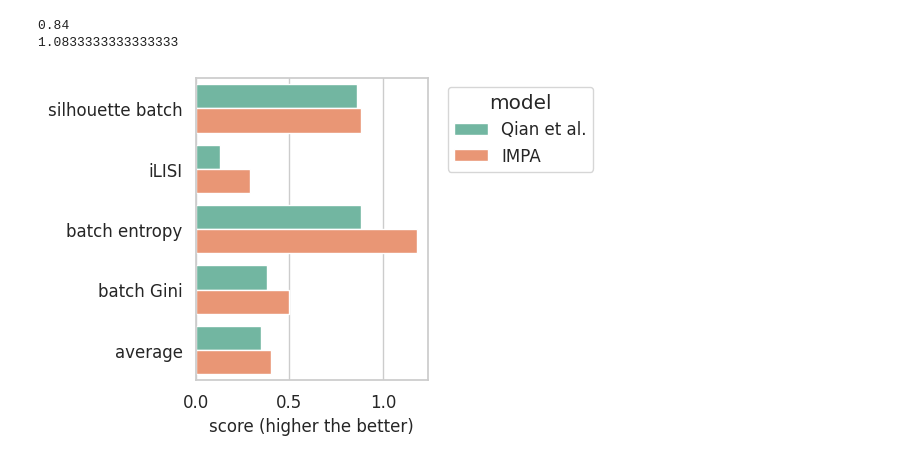
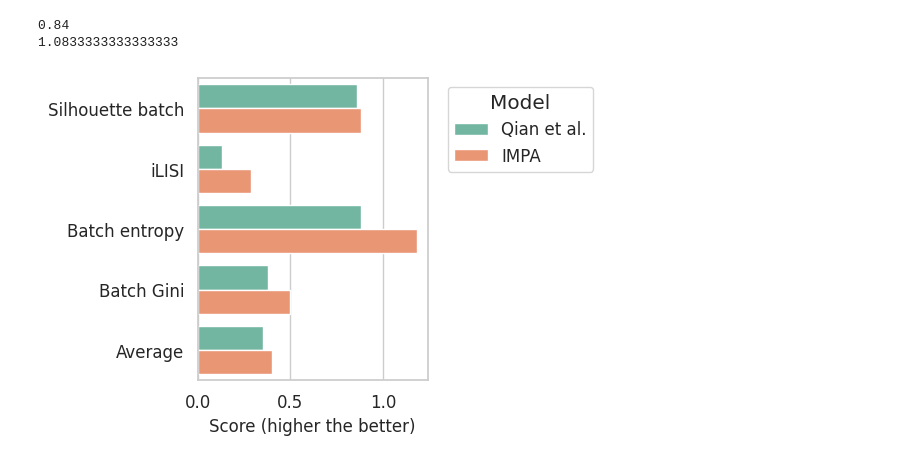
Before and after one commit to theislab/IMPA, a Jupyter notebook: notebooks/cpg0000/dino_featurization_rxrx1_stargan.ipynb, the cells around one changed output. Cells and saved outputs as stored; diff of their text form; code cells hidden in the pictures.

Commit message:
Improve plots for final version

```diff
--- a/notebooks/cpg0000/dino_featurization_rxrx1_stargan.ipynb
+++ b/notebooks/cpg0000/dino_featurization_rxrx1_stargan.ipynb
@@ -380,44 +403,44 @@ import matplotlib.pyplot as plt
 import pandas as pd
 
 data = {
-    'model': ['Qian et al.', 'IMPA'],
-    'silhouette batch': [0.86, 0.88],
+    'Model': ['Qian et al.', 'IMPA'],
+    'Silhouette batch': [0.86, 0.88],
     'iLISI': [0.13, 0.29],
-    'batch entropy': [0.88, 1.18],
-    'batch Gini': [0.38, 0.50],
-    'average': [0.35, 0.40]
+    'Batch entropy': [0.88, 1.18],
+    'Batch Gini': [0.38, 0.50],
+    'Average': [0.35, 0.40]
     }
 
 
 # Convert data to DataFrame
 df = pd.DataFrame(data)
 
 # Melt the DataFrame to plot with Seaborn
-df_melted = pd.melt(df, id_vars=['model'], var_name='Metric', value_name='Score')
+df_melted = pd.melt(df, id_vars=['Model'], var_name='Metric', value_name='Score')
 
 # Set aesthetic parameters
 sns.set(style='whitegrid', font_scale=1.2)
 
 # Plotting with Seaborn - Horizontal Point plot (Swarm plot)
 plt.figure(figsize=(6, 4))
 palette = sns.color_palette("Set2")  # Choose a suitable color palette
 # sns.stripplot(data=df_melted, y='Metric', x='Score', hue='model', palette=palette, dodge=False, jitter=True, size=14)  # Increase size here
-sns.barplot(data=df_melted, y='Metric', x='Score', hue='model', palette=palette)  # Increase size here
+sns.barplot(data=df_melted, y='Metric', x='Score', hue='Model', palette=palette)  # Increase size here
 plt.title('', fontsize=12)
-plt.xlabel('score (higher the better)', fontsize=12)
+plt.xlabel('Score (higher the better)', fontsize=12)
 plt.ylabel('', fontsize=12)
 
 plt.xticks(fontsize=12)
 plt.yticks(fontsize=12)
 
 # Place legend outside the plot
-plt.legend(title='model', fontsize=12, bbox_to_anchor=(1.05, 1), loc='upper left')
+plt.legend(title='Model', fontsize=12, bbox_to_anchor=(1.05, 1), loc='upper left')
 
 plt.tight_layout()  # Adjust layout to prevent clipping of labels
 plt.savefig('/home/icb/alessandro.palma/environment/IMPA/IMPA/notebooks/cpg0000/plots/scib_metrics_stargan.svg',
            dpi=300, bbox_inches='tight', format='svg')
 plt.show()
 # %% [output]
-[figure, old version]
+[figure, new version]
 # %%
 (1.0833333333333333-0.84)/0.84
```
Also changed, not shown: parts of 13 cells of this notebook, 7 other files.
